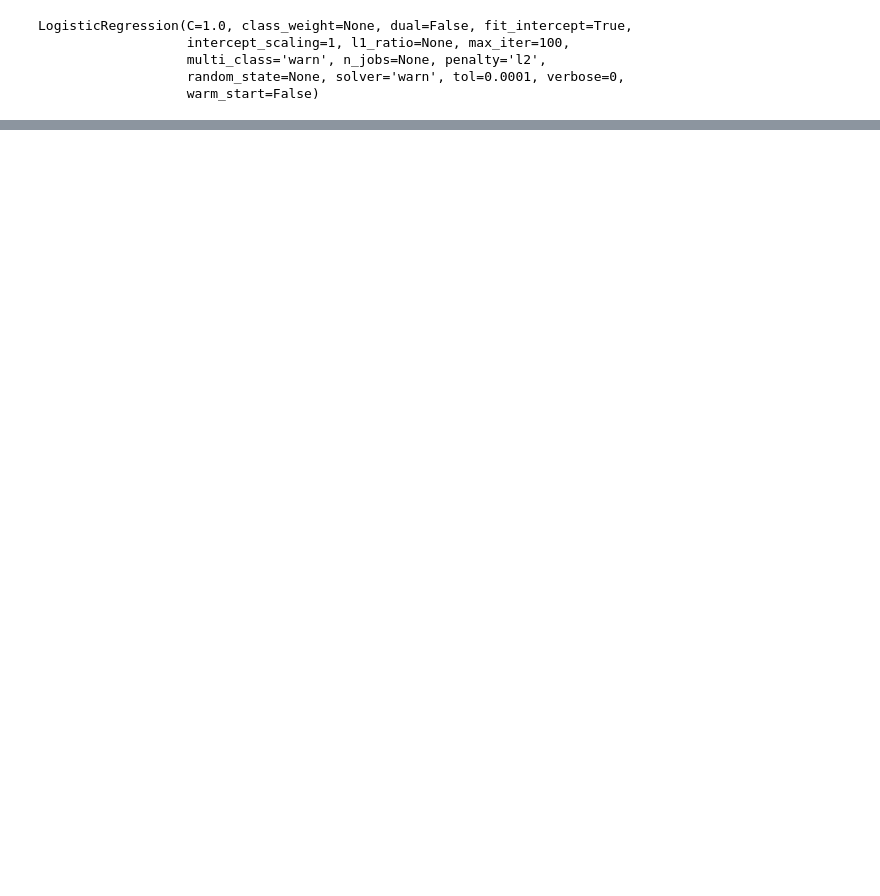
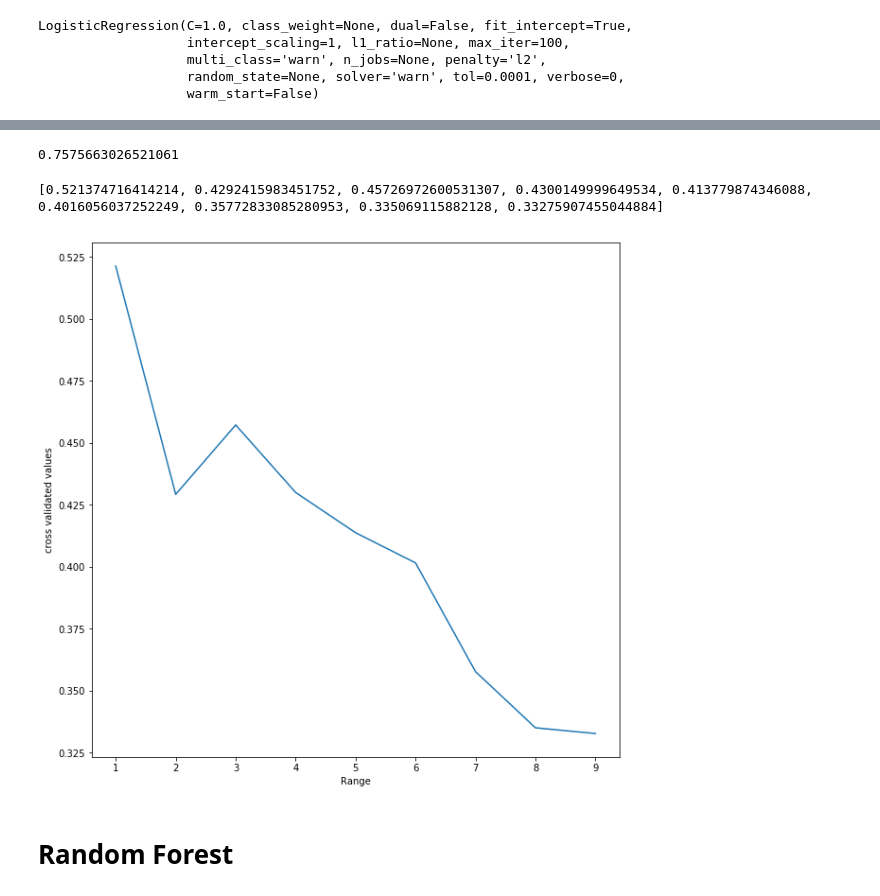
Before and after one commit to michellevenables1/airline_classifcationproject, a Jupyter notebook: Modeling_Part2.ipynb, the cells around one changed output, grey strips where cells are left out. Cells and saved outputs as stored; diff of their text form; code cells hidden in the pictures; blank space fills up the shorter version.

```diff
--- a/Modeling_Part2.ipynb
+++ b/Modeling_Part2.ipynb
@@ -83,0 +186,24 @@ LogisticRegression(C=1.0, class_weight=None, dual=False, fit_intercept=True,
+# %%
+accuracy_score(y_test, clasPred)
+# %% [output]
+0.7575663026521061
+# %%
+score = cross_val_score(ctree, X, y, cv = 10)
+score.mean()
+depth_range = range(1,10)
+val = []
+for depth in depth_range:
+    ctree = DecisionTreeClassifier(max_depth = depth)
+    depth_score = cross_val_score(ctree, X, y, cv = 10)
+    val.append(depth_score.mean())
+print(val)
+plt.figure(figsize = (10,10))
+plt.plot(depth_range, val)
+plt.xlabel('Range')
+plt.ylabel('cross validated values')
+plt.show()
+# %% [output]
+[0.521374716414214, 0.4292415983451752, 0.45726972600531307, 0.4300149999649534, 0.413779874346088, 0.4016056037252249, 0.35772833085280953, 0.335069115882128, 0.33275907455044884]
+[figure, added]
+# %% [markdown]
+# Random Forest
```
Also changed, not shown: parts of 53 cells of this notebook.
